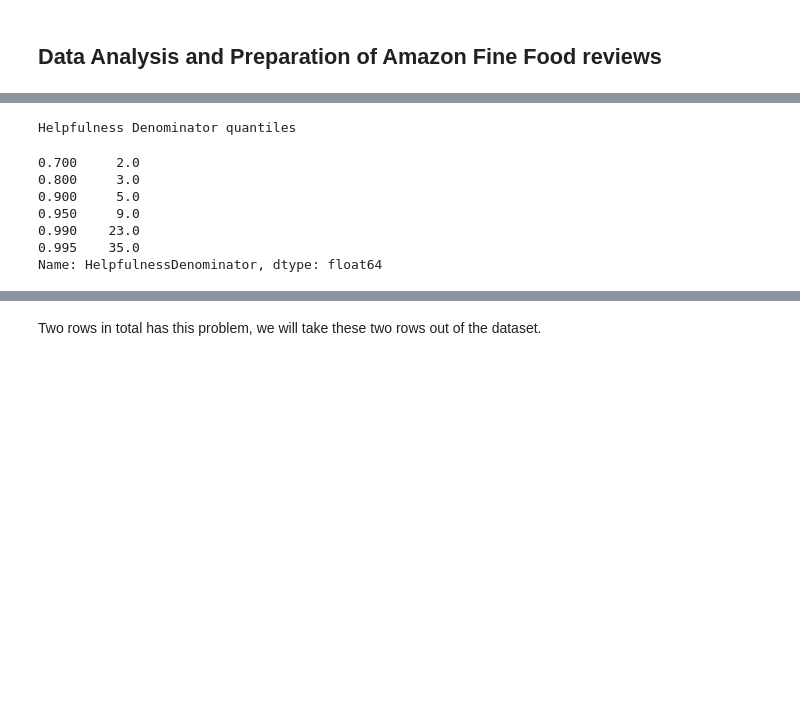
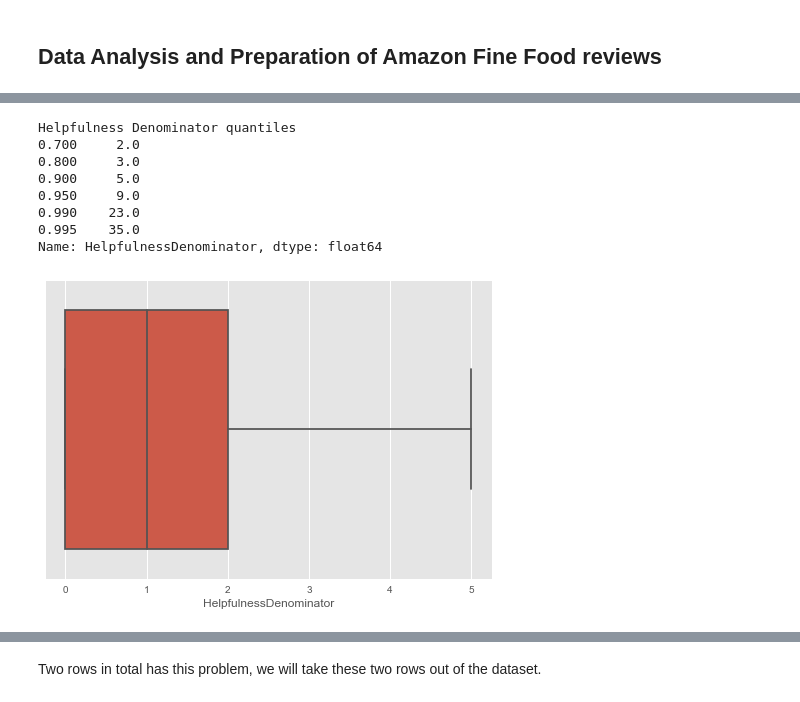
Before and after one commit to calpis/Data-Science, a Jupyter notebook: Springboard/Capstone Project 1/data_preparation.ipynb, the cells around one changed output, grey strips where cells are left out. Drawn from its saved outputs; the diff is of its cells as text; code cells hidden in the pictures; blank space fills up the shorter version.

```diff
--- a/Springboard/Capstone Project 1/data_preparation.ipynb
+++ b/Springboard/Capstone Project 1/data_preparation.ipynb
@@ -108,12 +115,16 @@ Name: HelpfulnessNumerator, dtype: float64
 # %%
 print 'Helpfulness Denominator quantiles'
-data['HelpfulnessDenominator'].quantile([0.7,0.8,0.9, 0.95, 0.99, 0.995])
+print data['HelpfulnessDenominator'].quantile([0.7,0.8,0.9, 0.95, 0.99, 0.995])
+
+ax = sns.boxplot(x=data['HelpfulnessDenominator'], showfliers=False)
+plt.show()
 # %% [output]
 Helpfulness Denominator quantiles
+0.700     2.0
+0.800     3.0
+0.900     5.0
+0.950     9.0
+0.990    23.0
+0.995    35.0
+Name: HelpfulnessDenominator, dtype: float64
-0.700     2.0
-0.800     3.0
-0.900     5.0
-0.950     9.0
-0.990    23.0
-0.995    35.0
-Name: HelpfulnessDenominator, dtype: float64
+[figure, added]
```
Also changed, not shown: parts of 29 cells of this notebook, 2 other files.
